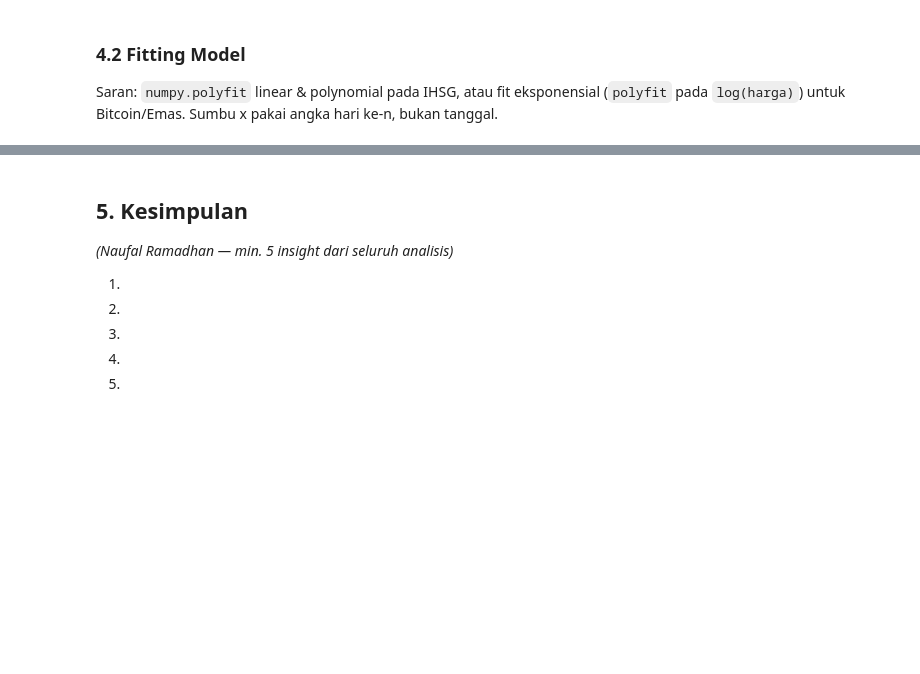
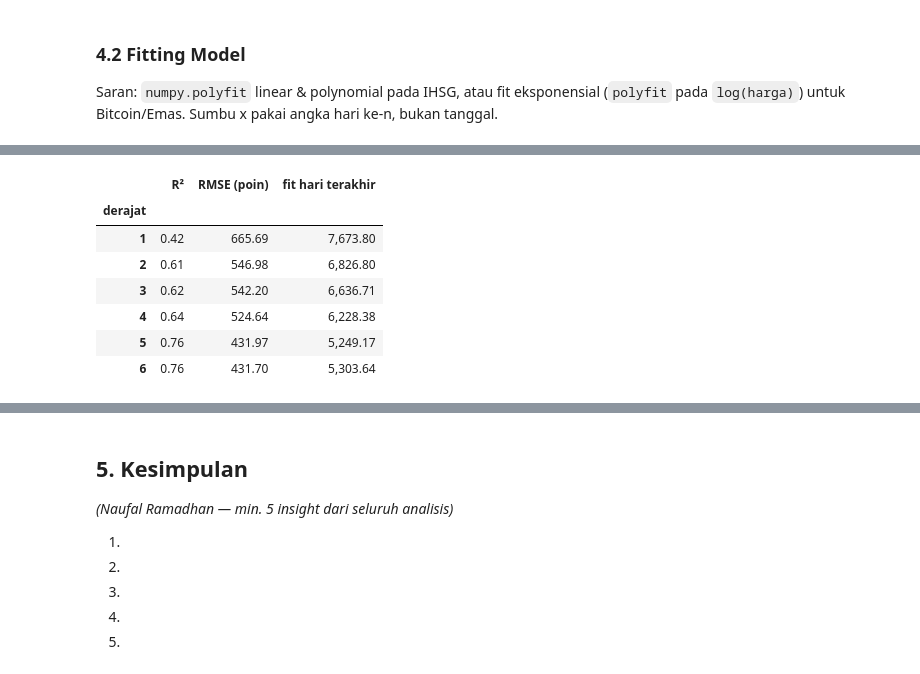
Before and after one commit to davuchrys/Visdat-Cihuy, a Jupyter notebook: notebook_timeseries.ipynb, the cells around one changed output, grey strips where cells are left out. Saved outputs shown, nothing was run; the diff lists cells and outputs as text; code cells hidden in the pictures; blank space fills up the shorter version.

```diff
--- a/notebook_timeseries.ipynb
+++ b/notebook_timeseries.ipynb
@@ -499,0 +621,18 @@ Saran: `numpy.polyfit` linear & polynomial pada IHSG, atau fit eksponensial (`po
+# %%
+# Kenapa derajat 3? Bandingkan R² dan RMSE untuk derajat 1-6
+banding = []
+for d in range(1, 7):
+    y_fit = np.polyval(np.polyfit(x, y, deg=d), x)
+    banding.append({"derajat": d, "R²": r_kuadrat(y, y_fit),
+                    "RMSE (poin)": np.sqrt(((y - y_fit) ** 2).mean()),
+                    "fit hari terakhir": y_fit[-1]})
+pd.DataFrame(banding).set_index("derajat").round(3)
+# %% [output]
+|  | R² | RMSE (poin) | fit hari terakhir |
+| derajat |  |  |  |
+| 1 | 0.42 | 665.69 | 7,673.80 |
+| 2 | 0.61 | 546.98 | 6,826.80 |
+| 3 | 0.62 | 542.20 | 6,636.71 |
+| 4 | 0.64 | 524.64 | 6,228.38 |
+| 5 | 0.76 | 431.97 | 5,249.17 |
+| 6 | 0.76 | 431.70 | 5,303.64 |
```
Also changed, not shown: parts of 10 cells of this notebook, 6 other files.
